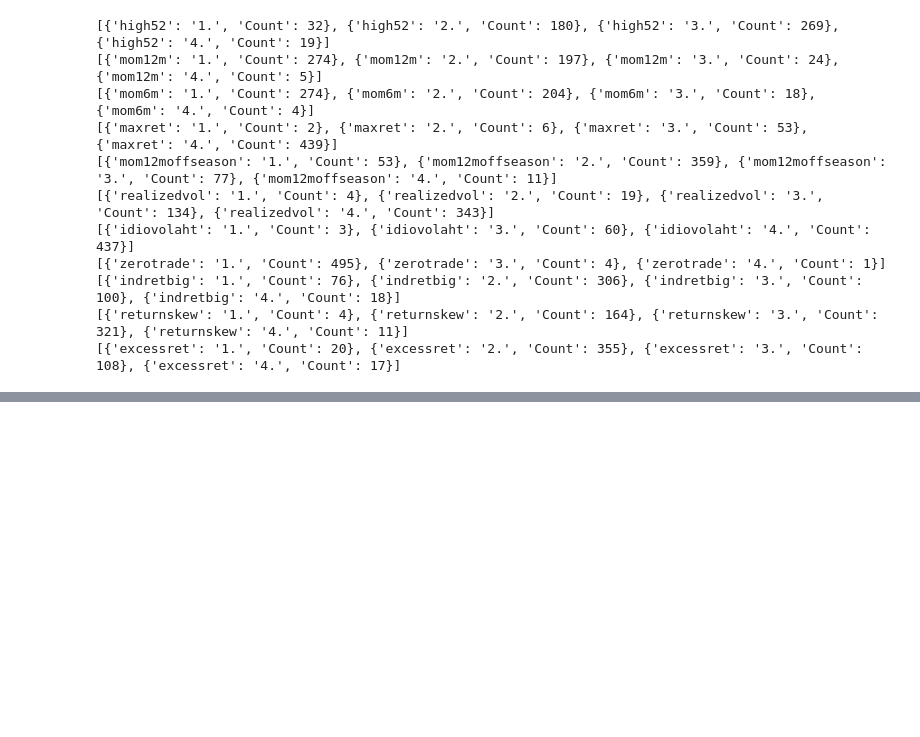
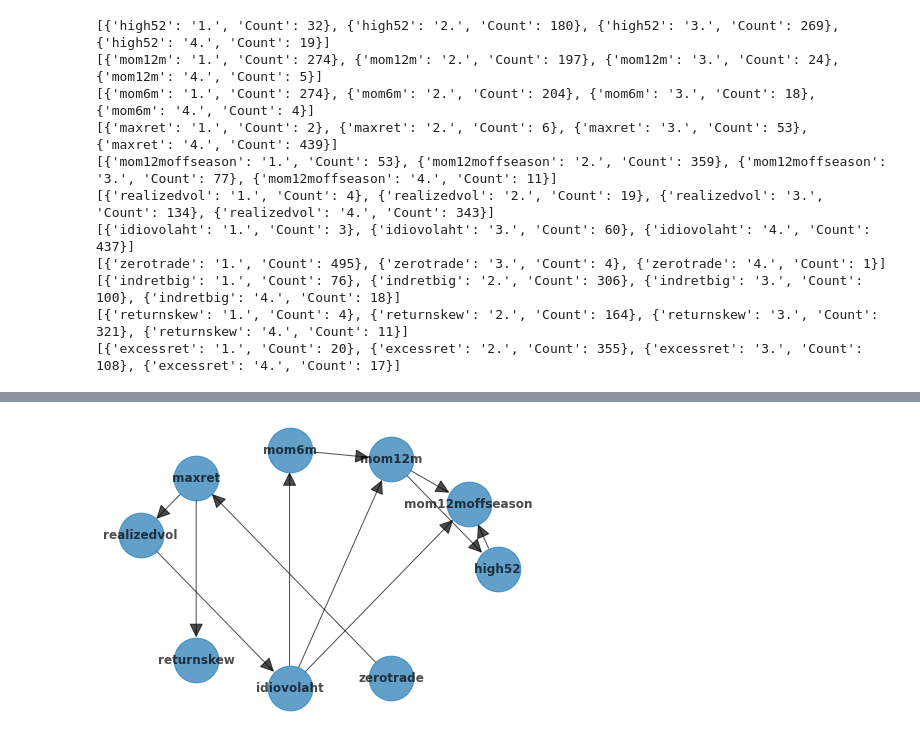
Before and after one commit to alasdair-breasley/pds-assignment, a Jupyter notebook: PDS_Assignment.ipynb, the cells around one changed output, grey strips where cells are left out. Cells and saved outputs as stored; diff of their text form; code cells hidden in the pictures; blank space fills up the shorter version.

```diff
--- a/PDS_Assignment.ipynb
+++ b/PDS_Assignment.ipynb
@@ -657,0 +715,9 @@ for column in cat_finance_data:
+# %%
+sub_g = G.subgraph(nodes = ["high52", "mom12m", "mom6m", "maxret", "mom12moffseason", "realizedvol",
+                            "idiovolaht", "zerotrade", "returnskew"])
+nx.draw(sub_g, pos = pos, with_labels = True, arrowsize = 30, node_size = 2000, alpha = 0.7, font_weight = "bold")  # Draw the original graph
+
+# Dependancies between none outcome features - dependant on each other
+plt.show()
+# %% [output]
+[figure, added]
```
Also changed, not shown: parts of 7 cells of this notebook.
